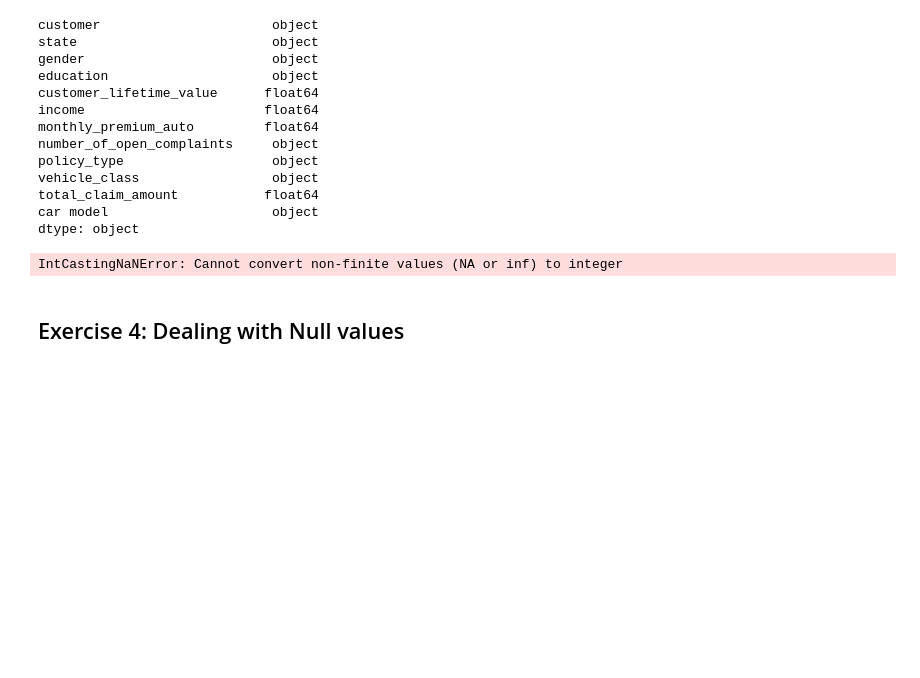
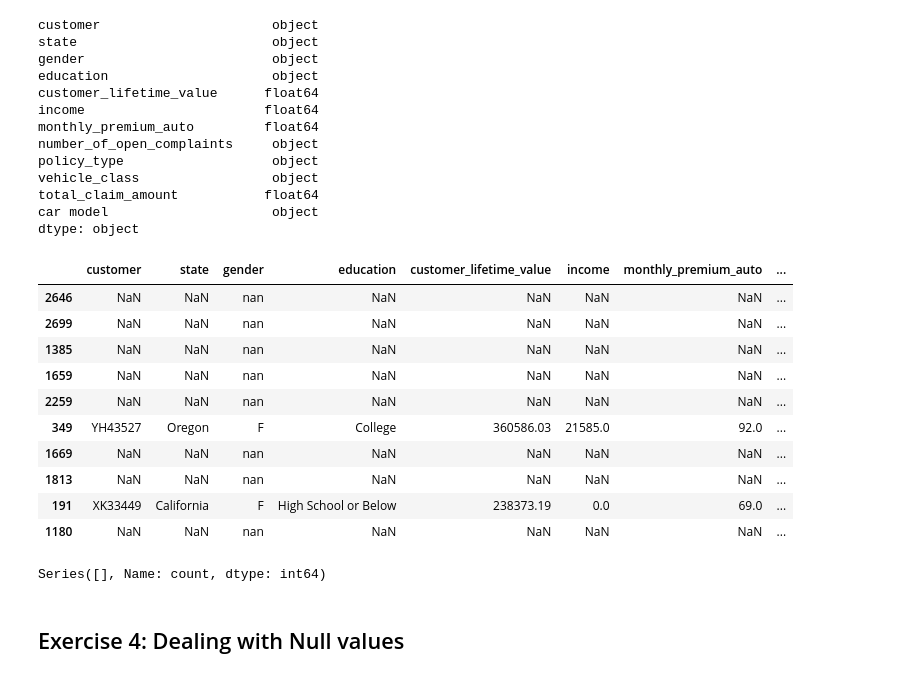
Before and after one commit to Mike578/lab-dw-data-cleaning-and-formatting, a Jupyter notebook: [LAB]_W2_Day_2_lab_dw_data_cleaning_and_formatting.ipynb, the cells around one changed output. Saved outputs shown, nothing was run; the diff lists cells and outputs as text; code cells hidden in the pictures; blank space fills up the shorter version.

```diff
--- a/[LAB]_W2_Day_2_lab_dw_data_cleaning_and_formatting.ipynb
+++ b/[LAB]_W2_Day_2_lab_dw_data_cleaning_and_formatting.ipynb
@@ -278,9 +299,38 @@ dtype: object
 #Impossible to convert an object column to integer if it has Nan inside, even if we ignore the Nan
 # df['customer_lifetime_value'] = df['customer_lifetime_value'].astype(int, errors = 'ignore')
 # df.dtypes
-df['customer_lifetime_value'] = df['customer_lifetime_value'].astype(int)
+# df['customer_lifetime_value'] = df['customer_lifetime_value'].astype(int)
+
+# Convert the column to float
+df['customer_lifetime_value'] = df['customer_lifetime_value'].astype(float)
-# %% [output]
-IntCastingNaNError: Cannot convert non-finite values (NA or inf) to integer
+# %%
+#Review of 'number_of_open_complaints' column:
+
+# Convert 'number_of_open_complaints' column to string data type
+df['number_of_open_complaints'] = df['number_of_open_complaints'].astype(str)
+
+# Extract the second value (=b) from 'a/b/c' values
+df['number_of_open_complaints'] = df['number_of_open_complaints'].str.split('/').str[1]
+
+df.sample(10)
+# %% [output]
+|  | customer | state | gender | education | customer_lifetime_value | income | monthly_premium_auto | ... |
+| 2646 | NaN | NaN | nan | NaN | NaN | NaN | NaN | ... |
+| 2699 | NaN | NaN | nan | NaN | NaN | NaN | NaN | ... |
+| 1385 | NaN | NaN | nan | NaN | NaN | NaN | NaN | ... |
+| 1659 | NaN | NaN | nan | NaN | NaN | NaN | NaN | ... |
+| 2259 | NaN | NaN | nan | NaN | NaN | NaN | NaN | ... |
+| 349 | YH43527 | Oregon | F | College | 360586.03 | 21585.0 | 92.0 | ... |
+| 1669 | NaN | NaN | nan | NaN | NaN | NaN | NaN | ... |
+| 1813 | NaN | NaN | nan | NaN | NaN | NaN | NaN | ... |
+| 191 | XK33449 | California | F | High School or Below | 238373.19 | 0.0 | 69.0 | ... |
+| 1180 | NaN | NaN | nan | NaN | NaN | NaN | NaN | ... |
+# %%
+#Let's now transform df['number_of_open_complaints'] to numeric format :
+df["number_of_open_complaints"] = pd.to_numeric(df['number_of_open_complaints'], errors='coerce')
+df.number_of_open_complaints.value_counts()
+# %% [output]
+Series([], Name: count, dtype: int64)
 # %% [markdown]
 ## Exercise 4: Dealing with Null values
 # %% [markdown]
```
Also changed, not shown: parts of 25 cells of this notebook.
